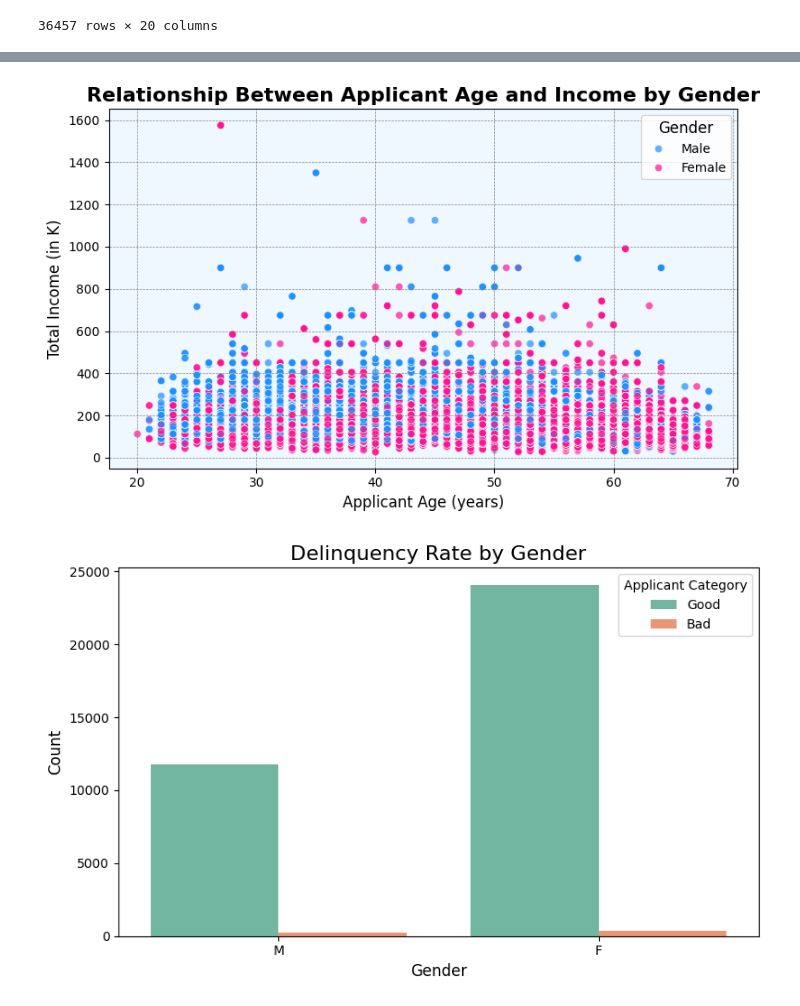
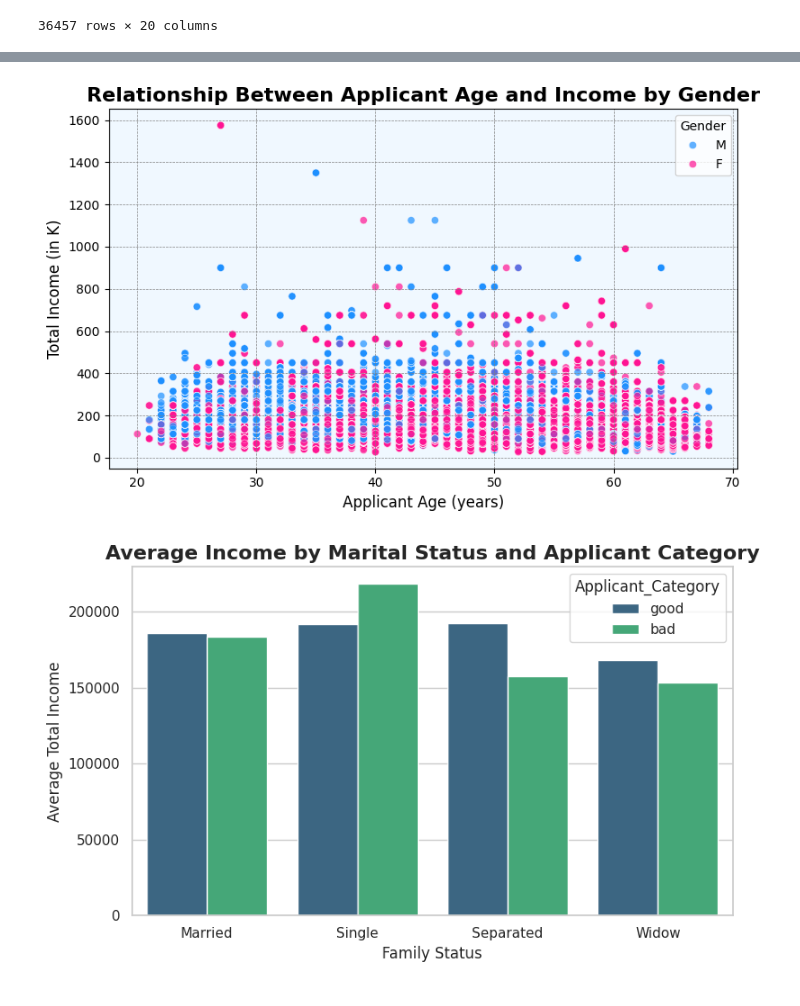
Before and after one commit to fazmila/Project, a Jupyter notebook: Project.ipynb, the cells around one changed output, grey strips where cells are left out. Cells and saved outputs as stored; diff of their text form; code cells hidden in the pictures.

```diff
--- a/Project.ipynb
+++ b/Project.ipynb
@@ -184,17 +184,10 @@ app_record.shape
 # Function to calculate the age of a customer in years
 def calculate_age(days_birth):
     return abs(days_birth) // 365.25  # Convert days to years and take absolute value
-# %%
-def calculate_employment_length(days_employed):
-    # Handle negative values by converting them to positive
-    if days_employed < 0:
-        days_employed = abs(days_employed)  # Convert negative to positive
-
-    # Calculate the employment length in years (with decimal precision)
-    employment_length_years = days_employed / 365.25  # Convert days to years considering leap years
-
-    # Return the employment length rounded to 2 decimal places
-    return round(employment_length_years, 2)
+# %%
+def calculate_employment_length(days_employed):
+    # If days_employed is non-negative, return 0; otherwise, calculate employment length
+    return 0 if days_employed >= 0 else round(abs(days_employed) / 365.25, 2)
 # %%
 #Function to edit family status
 def family_status(fam_status):
@@ -480,51 +562,51 @@ app_record
 # %%
-# Scatter plot to show relationship between Applicant Age and Income in K by Gender
 plt.figure(figsize=(8, 5))
 
-# Create a scatter plot with gender differentiation
+# Create a scatter plot with gender differentiation and income in K
 scatter_plot = sns.scatterplot(
     data=app_record,
     x='APPLICANT_AGE',
-    y=app_record['TOTAL_INCOME'] / 1000,  # Divide income by 1000 directly
+    y=app_record['TOTAL_INCOME'] / 1000,  # Convert income to K
     hue='GENDER',  # Differentiate by gender
-    palette={'M': 'dodgerblue', 'F': 'deeppink'},  # Assign distinct colors to genders
+    palette={'M': 'dodgerblue', 'F': 'deeppink'},  # Gender-specific colors
     alpha=0.7
 )
 
-# Set background color for the entire plot area
-scatter_plot.set_facecolor('aliceblue')  # Apply color to the graph's background
+# Set background color
+scatter_plot.set_facecolor('aliceblue')
 
 # Add title and labels
 plt.title('Relationship Between Applicant Age and Income by Gender', fontsize=16, fontweight='bold')
 plt.xlabel('Applicant Age (years)', fontsize=12)
 plt.ylabel('Total Income (in K)', fontsize=12)
 
-# Access the legend
-handles, labels = scatter_plot.get_legend_handles_labels()  # Get legend elements
-plt.legend(
-    handles=handles,  # Ensure correct markers are used
-    labels=['Male', 'Female'],  # Match legend labels
-    title='Gender',  # Set legend title
-    title_fontsize=12,
-    fontsize=10,
-    loc='upper right'
-)
+# Add grid to the plot
+plt.grid(True, which='both', linestyle='--', linewidth=0.5, color='gray')
 
-# Add grid for better readability
-plt.grid(color='gray', linestyle='--', linewidth=0.5)
+# Display the legend
+plt.legend(title='Gender', loc='upper right')
+
+# Adjust layout for better spacing
 plt.tight_layout()
+
+# Show the plot
 plt.show()
 # %% [output]
-[figure, old version]
+[figure, new version]
 # %%
-# Count plot to show the delinquency rate by gender
+# Bar plot to show the average income by marital status and applicant category
 plt.figure(figsize=(8, 5))
-sns.countplot(data=app_record, x='GENDER', hue='Applicant_Category', palette='Set2')
-plt.title('Delinquency Rate by Gender', fontsize=16)
-plt.xlabel('Gender', fontsize=12)
-plt.ylabel('Count', fontsize=12)
-plt.legend(title='Applicant Category', loc='upper right', labels=['Good', 'Bad'])
+sns.barplot(data=app_record, x='FAMILY_STATUS', y='TOTAL_INCOME', hue='Applicant_Category',errorbar=None, palette='viridis')
+
+# Set title and labels
+plt.title('Average Income by Marital Status and Applicant Category', fontsize=16, fontweight='bold')
+plt.xlabel('Family Status', fontsize=12)
+plt.ylabel('Average Total Income', fontsize=12)
+
+# Adjust layout for better spacing
 plt.tight_layout()
+
+# Show the plot
 plt.show()
 # %% [output]
-[figure, old version]
+[figure, new version]
```
Also changed, not shown: parts of 10 cells of this notebook.
